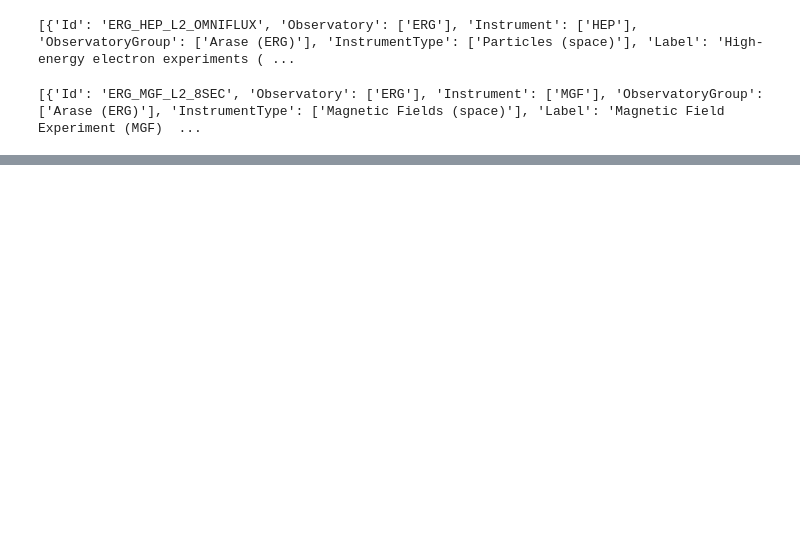
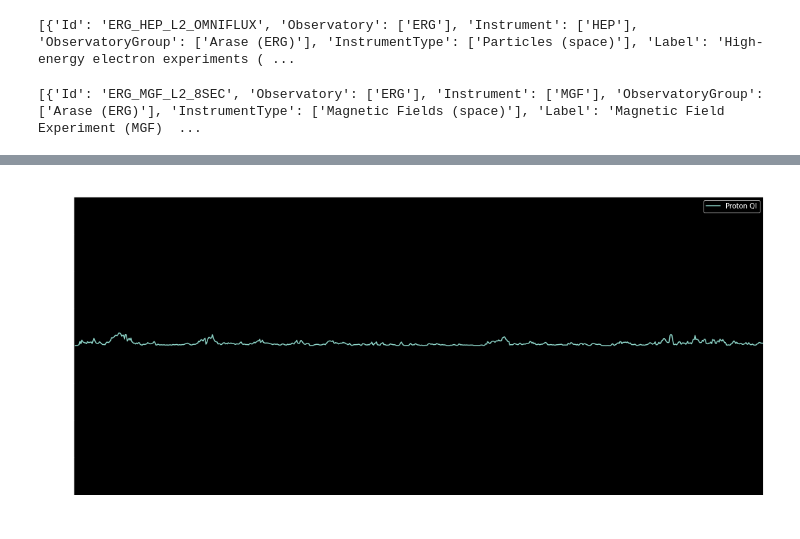
Before and after one commit to matheusgamacosta94/Dados_Satelites_CDAWeb, a Jupyter notebook: leitura_dados_satelites_NASA.ipynb, the cells around one changed output, grey strips where cells are left out. Cells and saved outputs as stored; diff of their text form; code cells hidden in the pictures; blank space fills up the shorter version.

```diff
--- a/leitura_dados_satelites_NASA.ipynb
+++ b/leitura_dados_satelites_NASA.ipynb
@@ -407,0 +502,11 @@ VarCopy([[2528.6135, 3615.2434],
+# %%
+#Aplicando a função anterior para a variável Proton_QI18004 que representa "Solar wind (magnetic energy density)/(kinetic energy density)"
+# do dataset data_OMNI2,
+Vet_var = ['Proton_QI1800']
+#definindo o intervalo de tempo a ser plotado para o primeiro dia
+time = [datetime.datetime(2020, 1, 3,0,0,0),datetime.datetime(2020, 2, 3,0,0,0)]
+datax = data_OMNI2['Epoch_1800']
+
+plot_graph_dados(Vet_var,data_OMNI2, datax, time)
+# %% [output]
+[figure, added]
```
Also changed, not shown: parts of 43 cells of this notebook.
